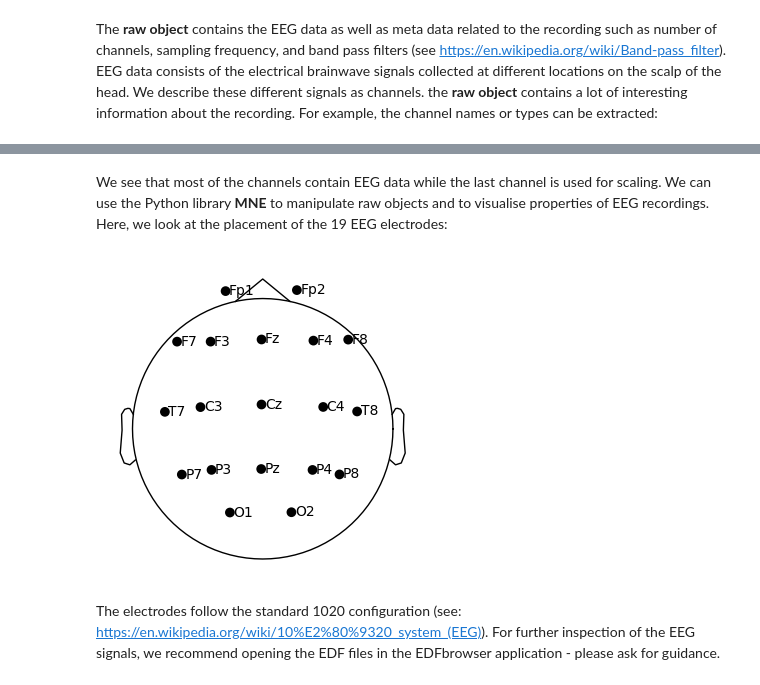
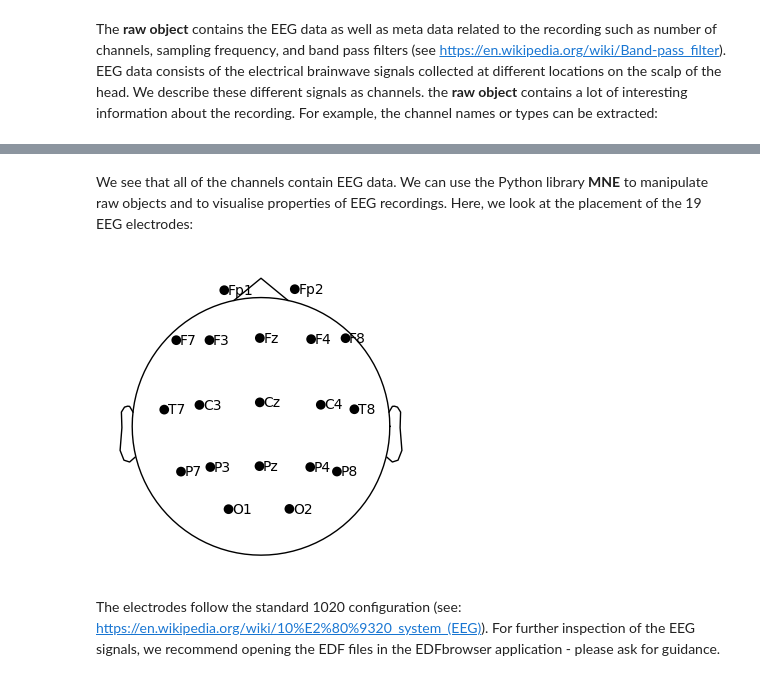
Before and after one commit to gjoelbye/GoogleBrainCaptureHackathon, a Jupyter notebook: braincapture_data_loader.ipynb, the cells around one changed output, grey strips where cells are left out. Cells and saved outputs as stored; diff of their text form; code cells hidden in the pictures.

Commit message:
data loader demo done

```diff
--- a/braincapture_data_loader.ipynb
+++ b/braincapture_data_loader.ipynb
@@ -79,13 +80,13 @@ Channel types:
 # %% [markdown]
-We see that most of the channels contain EEG data while the last channel is used for scaling. We can use the Python library **MNE** to manipulate raw objects and to visualise properties of EEG recordings. Here, we look at the placement of the 19 EEG electrodes:
+We see that all of the channels contain EEG data. We can use the Python library **MNE** to manipulate raw objects and to visualise properties of EEG recordings. Here, we look at the placement of the 19 EEG electrodes:
 # %%
 import mne
 import matplotlib.pyplot as plt
 
-fig, ax = plt.subplots(1, 1, figsize=(14, 4))
+fig, ax = plt.subplots(1, 1, figsize=(4, 4))
 mne.viz.plot_sensors(raw.info, show_names=True, axes=ax);
 # %% [output]
-[figure, old version]
+[figure, new version]
 # %% [markdown]
 The electrodes follow the standard 1020 configuration (see: https://en.wikipedia.org/wiki/10%E2%80%9320_system_(EEG)). For further inspection of the EEG signals, we recommend opening the EDF files in the EDFbrowser application - please ask for guidance.
 # %% [markdown]
```
Also changed, not shown: parts of 10 cells of this notebook, 2 other files.
